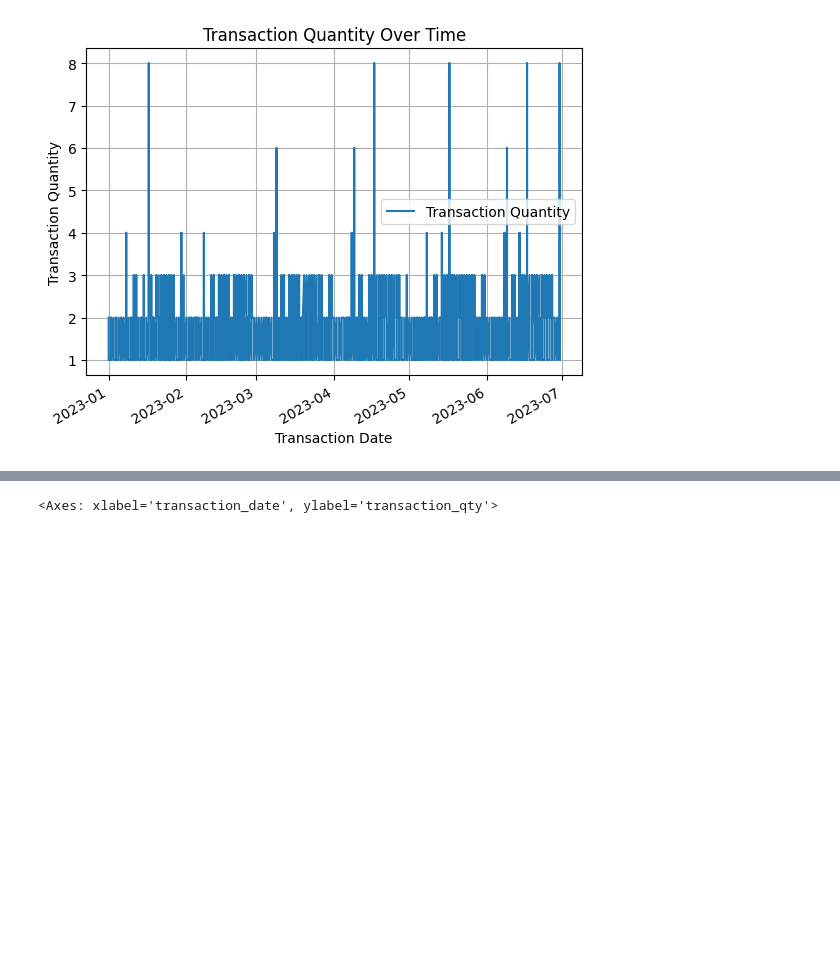
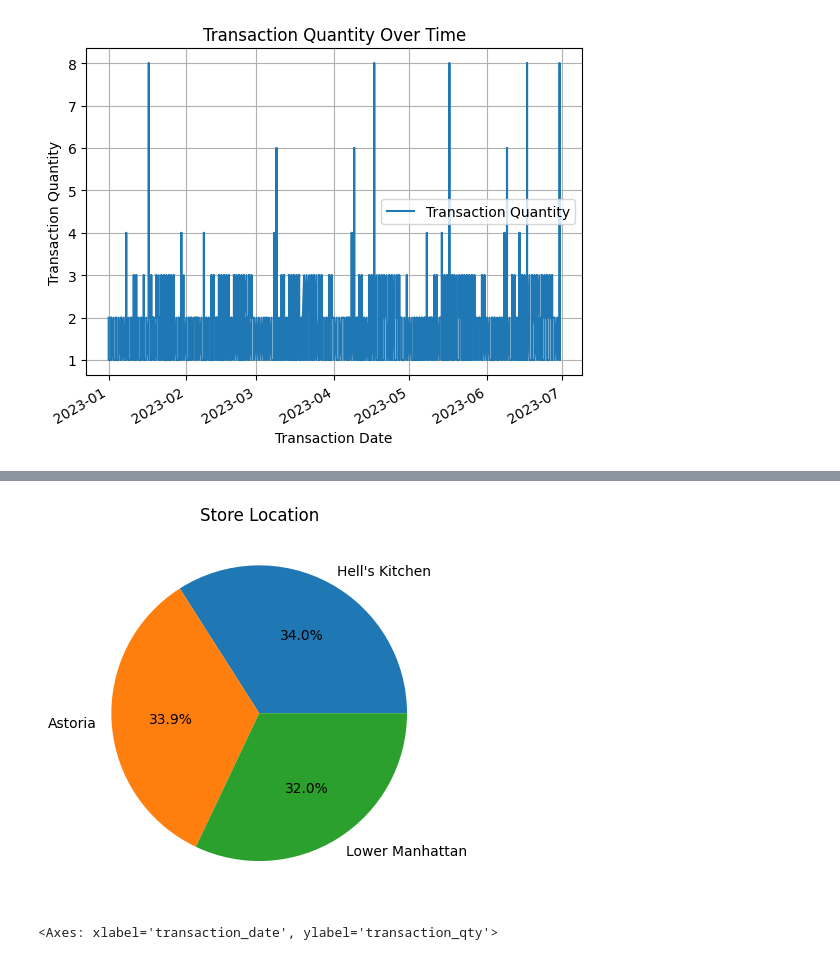
Before and after one commit to LordMelodias/pandas_series, a Jupyter notebook: topic12.ipynb, the cells around one changed output, grey strips where cells are left out. Cells and saved outputs as stored; diff of their text form; code cells hidden in the pictures; blank space fills up the shorter version.

```diff
--- a/topic12.ipynb
+++ b/topic12.ipynb
@@ -167,3 +174,10 @@ import matplotlib.pyplot as plt
+# %%
+# plt.figure(figsize=(10,10))  # Make the pie chart larger
+df["store_location"].value_counts().plot(kind="pie", autopct="%1.1f%%", title="Store Location")
+plt.ylabel("")  # Hide y-label
+plt.show()
+# %% [output]
+[figure, added]
 # %%
 # Line plot using Seaborn
 sns.lineplot(x='transaction_date', y='transaction_qty', data=df)
```
Also changed, not shown: parts of 1 cell of this notebook.
